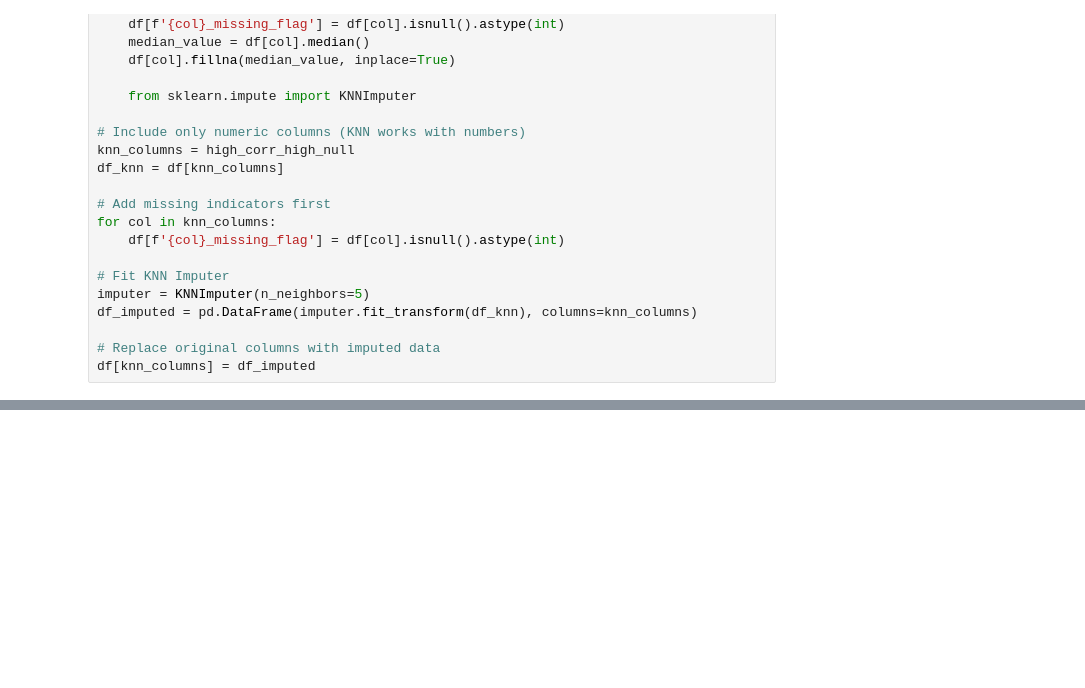
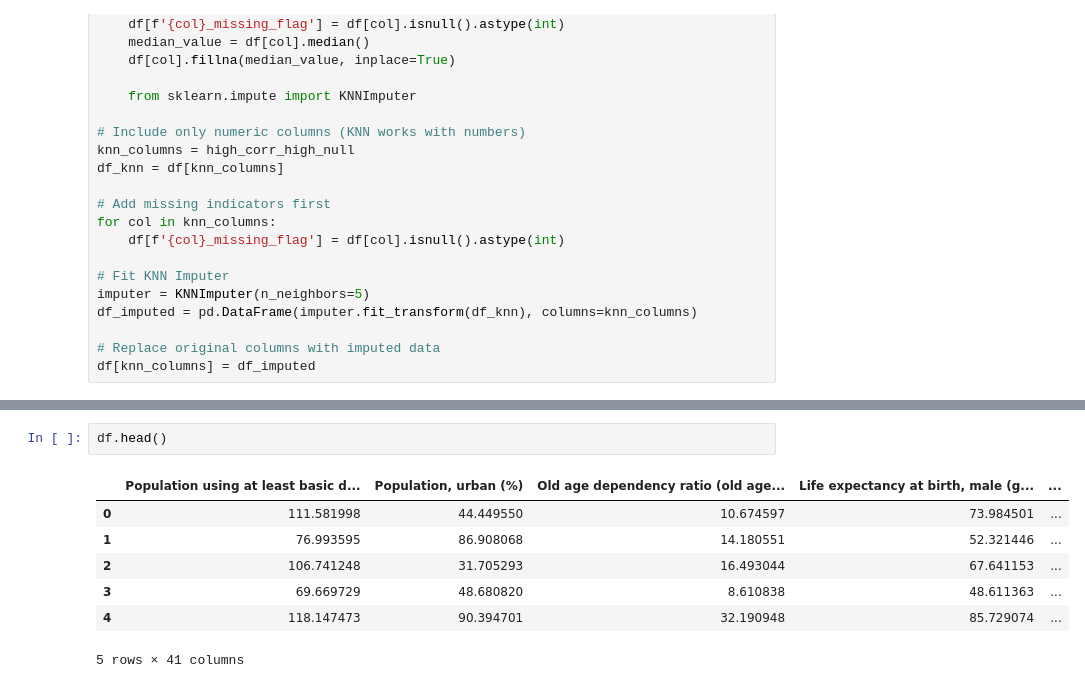
Before and after one commit to VAL-Jerono/Galaxies-Well-being, a Jupyter notebook: Galaxies.ipynb, the cells around one changed output, grey strips where cells are left out. Saved outputs shown, nothing was run; the diff lists cells and outputs as text; blank space fills up the shorter version.

```diff
--- a/Galaxies.ipynb
+++ b/Galaxies.ipynb
@@ -1109,0 +1175,10 @@ display(comparison_df)
+# %%
+df.head()
+# %% [output]
+|  | Population using at least basic d... | Population, urban (%) | Old age dependency ratio (old age... | Life expectancy at birth, male (g... | ... |
+| 0 | 111.581998 | 44.449550 | 10.674597 | 73.984501 | ... |
+| 1 | 76.993595 | 86.908068 | 14.180551 | 52.321446 | ... |
+| 2 | 106.741248 | 31.705293 | 16.493044 | 67.641153 | ... |
+| 3 | 69.669729 | 48.680820 | 8.610838 | 48.611363 | ... |
+| 4 | 118.147473 | 90.394701 | 32.190948 | 85.729074 | ... |
+5 rows × 41 columns
```
Also changed, not shown: parts of 49 cells of this notebook, 3 other files.
